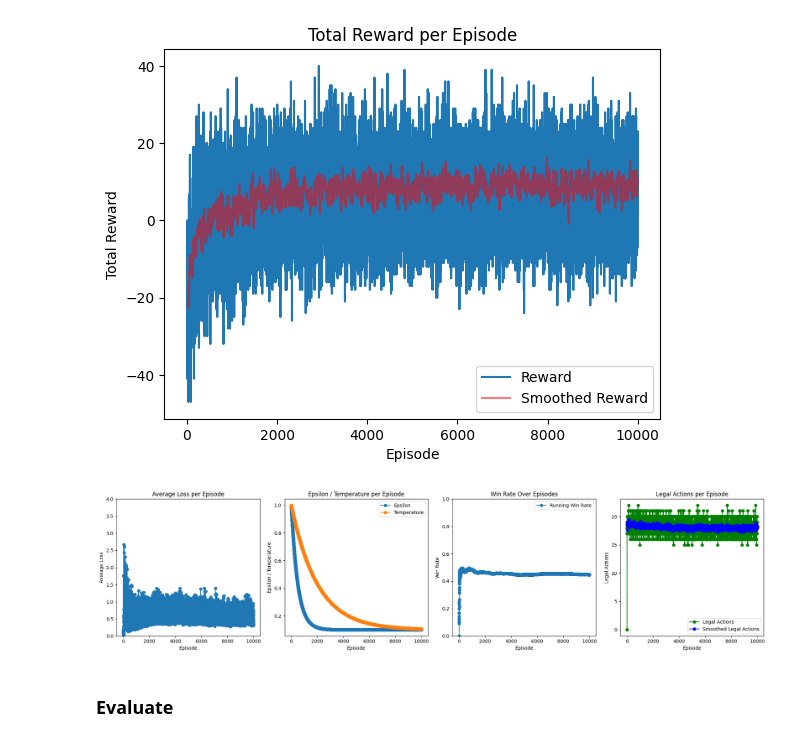
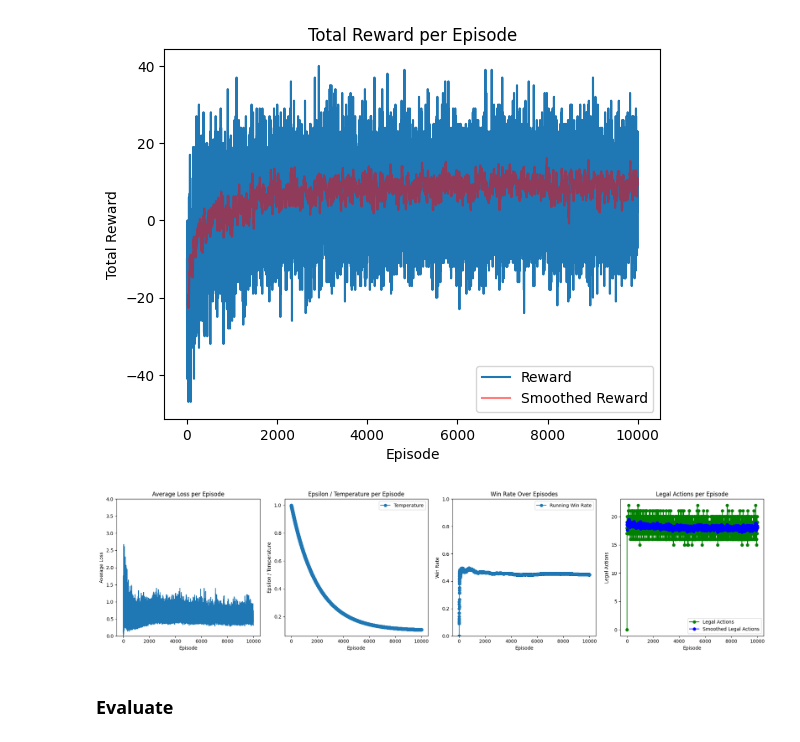
Before and after one commit to gabriel-mercier/Cathedral-RL-CL, a Jupyter notebook: DQN/DQN.ipynb, the cells around one changed output. Cells and saved outputs as stored; diff of their text form; code cells hidden in the pictures.

```diff
--- a/DQN/DQN.ipynb
+++ b/DQN/DQN.ipynb
@@ -136,7 +135,7 @@ plt.figure(figsize=(20, 5))  # Adjust height since all plots are on one row
 
 # 1. Average Loss per Episode
 plt.subplot(1, 4, 1)
-plt.plot(episodes, list_loss, marker='o', linestyle='-')
+plt.plot(episodes, list_loss, linestyle='-')
 plt.xlabel("Episode")
 plt.ylabel("Average Loss")
 plt.ylim([0, 4])
@@ -149,39 +148,38 @@ if method == "eps_greedy":
     plt.ylabel("Epsilon")
     plt.title("Epsilon per Episode")
 elif method == "boltzmann":
-    plt.plot(episodes, list_epsilon, marker='o', linestyle='-', label="Epsilon")
     plt.plot(episodes, list_temperature, marker='o', linestyle='-', label="Temperature")
     plt.ylabel("Epsilon / Temperature")
     plt.title("Epsilon / Temperature per Episode")
     plt.legend()
 plt.xlabel("Episode")
 
 # 3. Win Rate Over Episodes
 plt.subplot(1, 4, 3)
 won_list = [1 if w == 1 else 0 for w in list_winner]
 cumulative_wins = np.cumsum(won_list)
 win_rate = cumulative_wins / np.arange(1, len(won_list) + 1)
 plt.plot(episodes, win_rate, marker='o', linestyle='-', label="Running Win Rate")
 plt.xlabel("Episode")
 plt.ylabel("Win Rate")
 plt.title("Win Rate Over Episodes")
 plt.ylim([0, 1])
 plt.legend()
 
 # 4. Legal Actions per Episode
 plt.subplot(1, 4, 4)
 plt.plot(episodes, list_legal_actions, marker='o', linestyle='-', color='green', label="Legal Actions")
 plt.plot(episodes[window_size-1:], smoothed_legal_actions, marker='o', linestyle='-', color='blue', label="Smoothed Legal Actions")
 plt.xlabel("Episode")
 plt.ylabel("Legal Actions")
 plt.title("Legal Actions per Episode")
 plt.legend()
 
 plt.tight_layout()
 plt.savefig(f"results_DQN/training_{name}.png", dpi=300)
 plt.show()
 # %% [output]
-[figure, old version]
+[figure, new version]
 # %% [markdown]
 ### Evaluate
 # %% [markdown]
```
Also changed, not shown: parts of 5 cells of this notebook, 26 other files.
